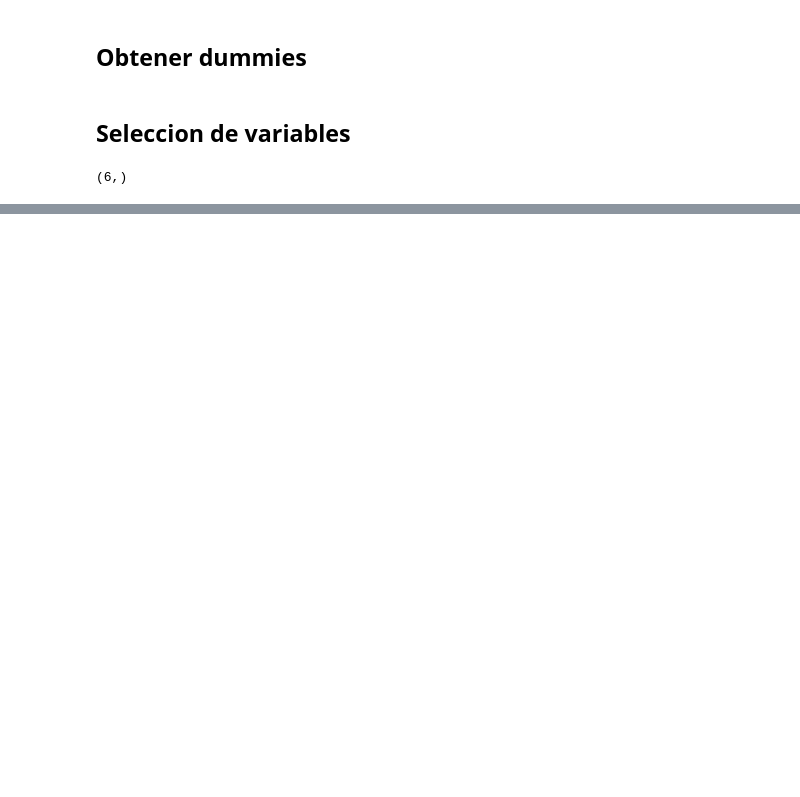
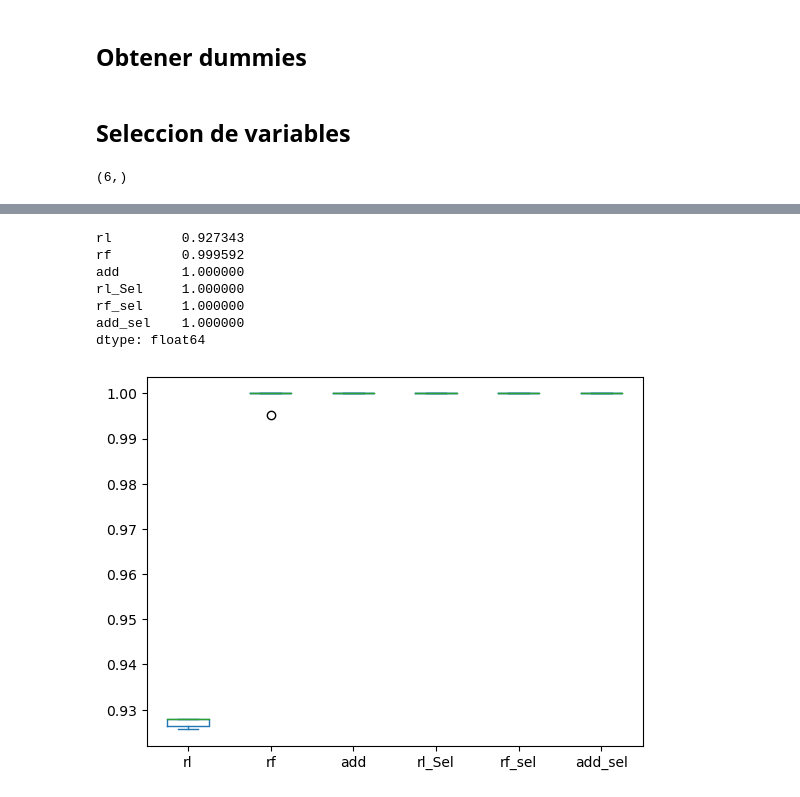
Before and after one commit to andressj1/A-RH, a Jupyter notebook: e_modelos.ipynb, the cells around one changed output, grey strips where cells are left out. Saved outputs shown, nothing was run; the diff lists cells and outputs as text; code cells hidden in the pictures; blank space fills up the shorter version.

```diff
--- a/e_modelos.ipynb
+++ b/e_modelos.ipynb
@@ -87,0 +126,14 @@ rmse_varsel=funciones.medir_modelos(modelos,"neg_root_mean_squared_error",X2,y,4
+# %%
+rmse2=rmse[ ['rl', 'rf', 'add','rl_Sel', 'rf_sel', 'add_sel']]
+rmse2.plot(kind='box') ### gráfico para modelos sel y todas las variables
+
+rmse.mean() ### medias de mape
+# %% [output]
+rl         0.927343
+rf         0.999592
+add        1.000000
+rl_Sel     1.000000
+rf_sel     1.000000
+add_sel    1.000000
+dtype: float64
+[figure, added]
```
Also changed, not shown: parts of 9 cells of this notebook.
